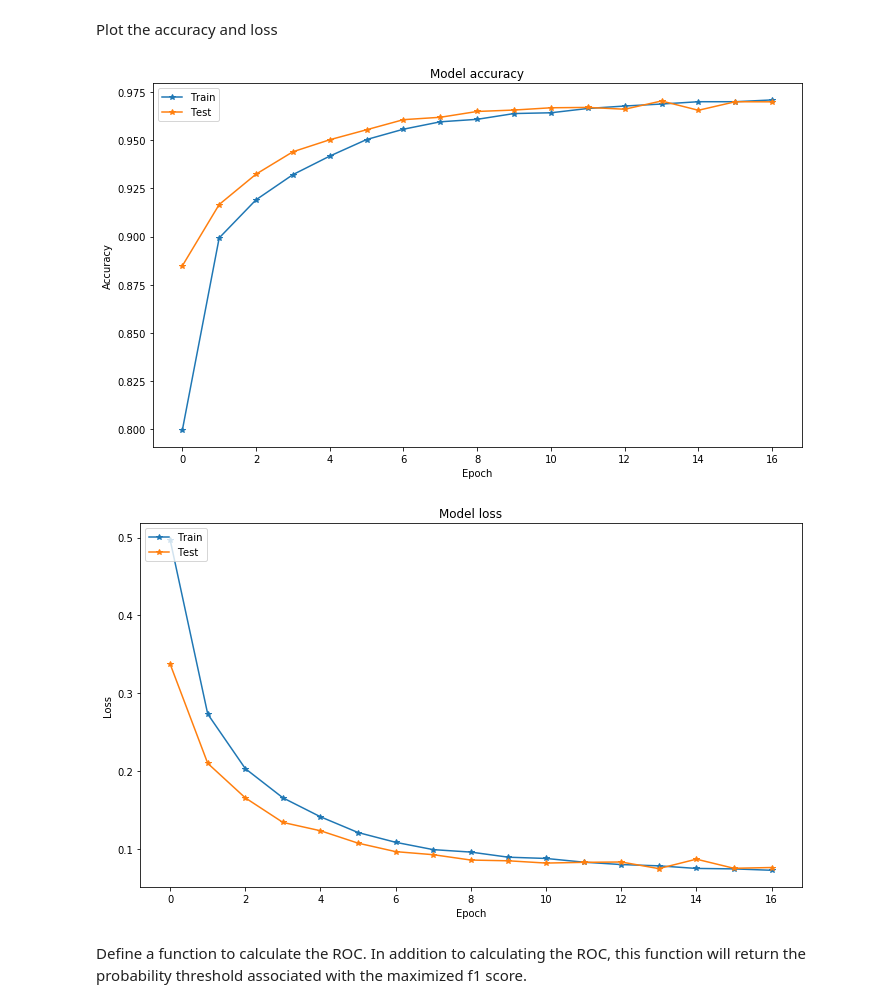
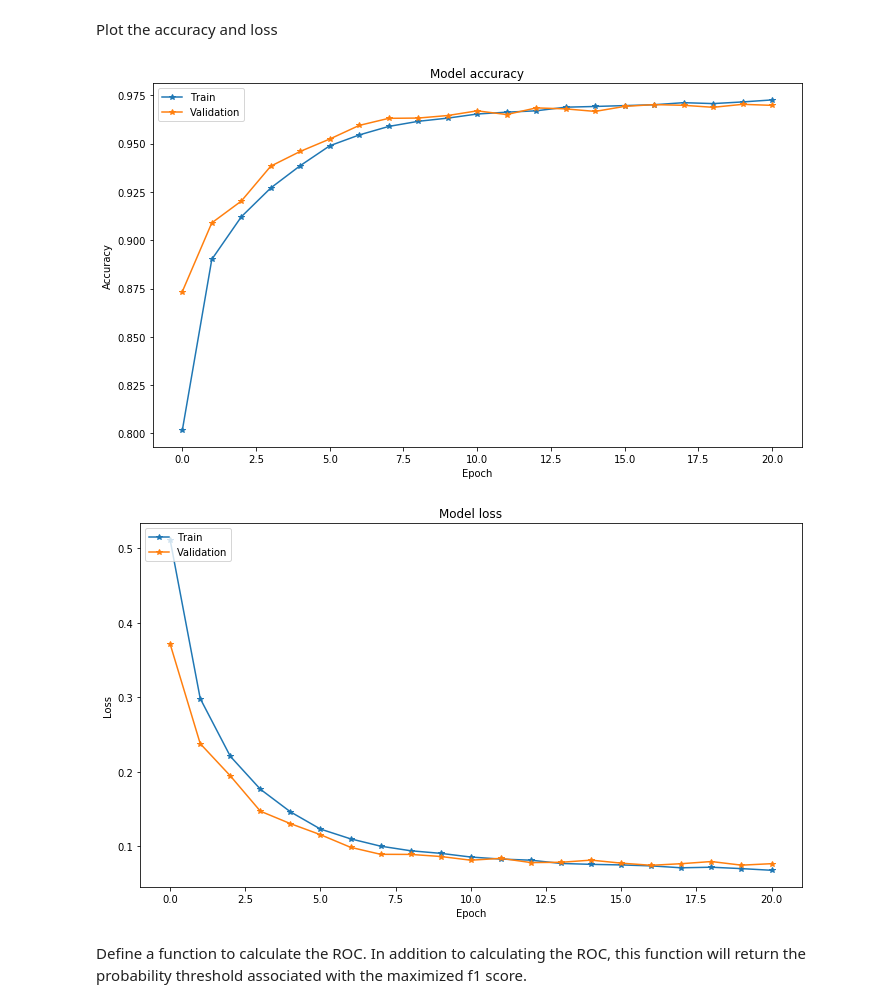
Before and after one commit to nerajbobra/lstm-qrs-detector, a Jupyter notebook: qrs_detector.ipynb, the cells around one changed output. Saved outputs shown, nothing was run; the diff lists cells and outputs as text; code cells hidden in the pictures.

Commit message:
slight update to model, re-trained and updated plots

```diff
--- a/qrs_detector.ipynb
+++ b/qrs_detector.ipynb
@@ -93,21 +91,21 @@ Build the model
 # %%
 #first CNN
 model = Sequential()
-model.add(Conv2D(filters=16, kernel_size=7, padding='same', kernel_initializer=glorot_normal(), input_shape=X_train.shape[1:]))
+model.add(Conv2D(filters=16, kernel_size=7, padding='same', input_shape=X_train.shape[1:]))
 model.add(Activation('relu'))
 model.add(BatchNormalization())
 model.add(MaxPooling2D(pool_size=(1,2)))
 model.add(Dropout(0.1))
 
 #second CNN
-model.add(Conv2D(filters=32, kernel_size=5, padding='same', kernel_initializer=glorot_normal()))
+model.add(Conv2D(filters=32, kernel_size=5, padding='same'))
 model.add(Activation('relu'))
 model.add(BatchNormalization())
 model.add(MaxPooling2D(pool_size=(1,2)))
 model.add(Dropout(0.1))
 
 #third CNN
-model.add(Conv2D(filters=64, kernel_size=3, padding='same', kernel_initializer=glorot_normal()))
+model.add(Conv2D(filters=64, kernel_size=3, padding='same'))
 model.add(Activation('relu'))
 model.add(BatchNormalization())
 model.add(MaxPooling2D(pool_size=(1,5)))
@@ -165,7 +163,7 @@ do_training = False
 
 if do_training:
     #monitor validation loss for early stopping
-    early_stop = EarlyStopping(monitor='val_loss', min_delta=0.001, patience=3)
+    early_stop = EarlyStopping(monitor='val_loss', min_delta=0.001, patience=4)
 
     history = model.fit(
       X_train,
@@ -178,8 +176,9 @@ if do_training:
       validation_split=VAL_SPLIT,
     )
 
+    history = history.history
     model.save('model.h5')
-    pickle.dump(history.history, open('history.pkl', 'wb'))
+    pickle.dump(history, open('history.pkl', 'wb'))
 
 else:
     model = load_model('model.h5')
@@ -193,32 +206,32 @@ Plot the accuracy and loss
 # %%
 # Plot training & validation accuracy values
 plt.figure(figsize=(10,6))
 plt.plot(history['acc'], '*-')
 plt.plot(history['val_acc'], '*-')
 plt.title('Model accuracy')
 plt.ylabel('Accuracy')
 plt.xlabel('Epoch')
-plt.legend(['Train', 'Test'], loc='upper left')
+plt.legend(['Train', 'Validation'], loc='upper left')
 plt.tight_layout()
 plt.savefig('plots/accuracy.png', dpi=250)
 plt.show()
 plt.close()
 
 # Plot training & validation loss values
 plt.figure(figsize=(10,6))
 plt.plot(history['loss'], '*-')
 plt.plot(history['val_loss'], '*-')
 plt.title('Model loss')
 plt.ylabel('Loss')
 plt.xlabel('Epoch')
-plt.legend(['Train', 'Test'], loc='upper left')
+plt.legend(['Train', 'Validation'], loc='upper left')
 plt.tight_layout()
 plt.savefig('plots/loss.png', dpi=250)
 plt.show()
 plt.close()
 # %% [output]
-[figure, old version]
+[figure, new version]
-[figure, old version]
+[figure, new version]
 # %% [markdown]
 Define a function to calculate the ROC. In addition to calculating the ROC, this function will return the probability threshold associated with the maximized f1 score.
 # %%
```
Also changed, not shown: parts of 4 cells of this notebook, 18 other files.
